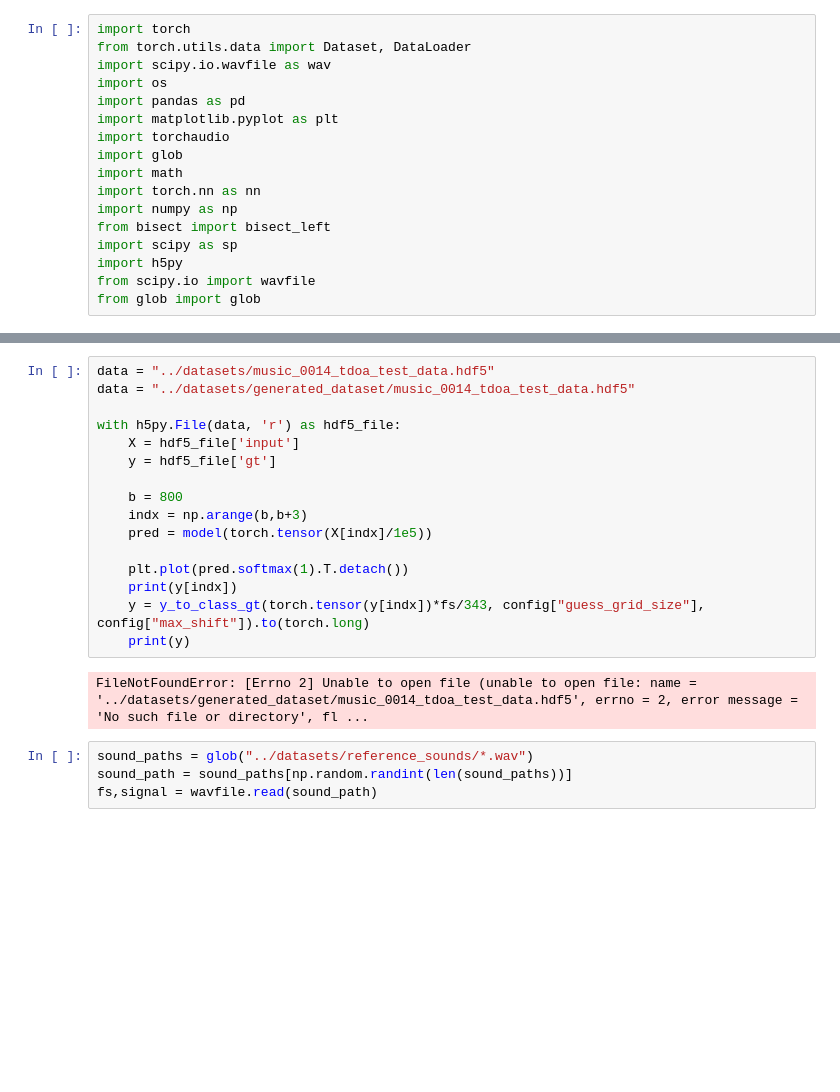
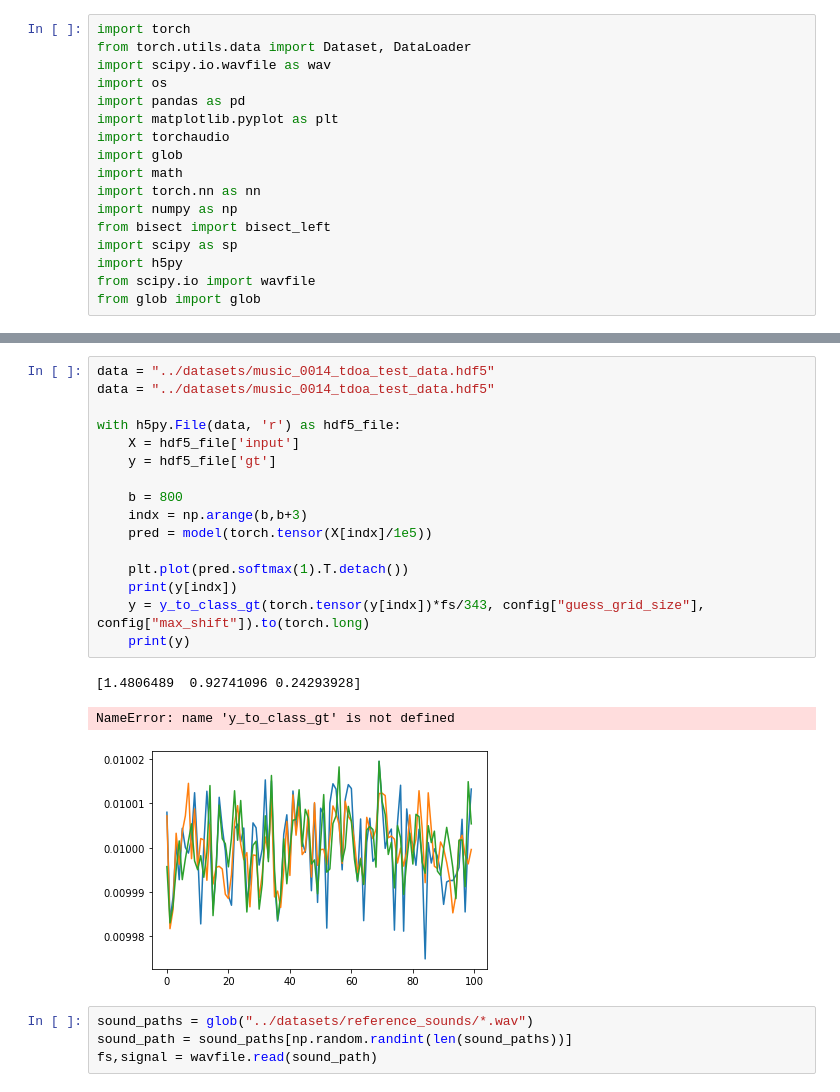
Before and after one commit to Etomer/timeshift_ML, a Jupyter notebook: scripts/evaluate_model_on_data.ipynb, the cells around one changed output, grey strips where cells are left out. Cells and saved outputs as stored; diff of their text form; blank space fills up the shorter version.

```diff
--- a/scripts/evaluate_model_on_data.ipynb
+++ b/scripts/evaluate_model_on_data.ipynb
@@ -123,21 +125,23 @@ def y_to_class_gt(y, guess_grid_size, max_shift) :
 # %%
 data = "../datasets/music_0014_tdoa_test_data.hdf5"
-data = "../datasets/generated_dataset/music_0014_tdoa_test_data.hdf5"
+data = "../datasets/music_0014_tdoa_test_data.hdf5"
 
 with h5py.File(data, 'r') as hdf5_file:
     X = hdf5_file['input']
     y = hdf5_file['gt']
 
     b = 800
     indx = np.arange(b,b+3)
     pred = model(torch.tensor(X[indx]/1e5))
 
     plt.plot(pred.softmax(1).T.detach())
     print(y[indx])
     y = y_to_class_gt(torch.tensor(y[indx])*fs/343, config["guess_grid_size"], config["max_shift"]).to(torch.long)
     print(y)
 # %% [output]
-FileNotFoundError: [Errno 2] Unable to open file (unable to open file: name = '../datasets/generated_dataset/music_0014_tdoa_test_data.hdf5', errno = 2, error message = 'No such file or directory', fl ...
+[1.4806489  0.92741096 0.24293928]
+NameError: name 'y_to_class_gt' is not defined
+[figure, added]
 # %%
 sound_paths = glob("../datasets/reference_sounds/*.wav")
 sound_path = sound_paths[np.random.randint(len(sound_paths))]
```
Also changed, not shown: parts of 3 cells of this notebook, 10 other files.
